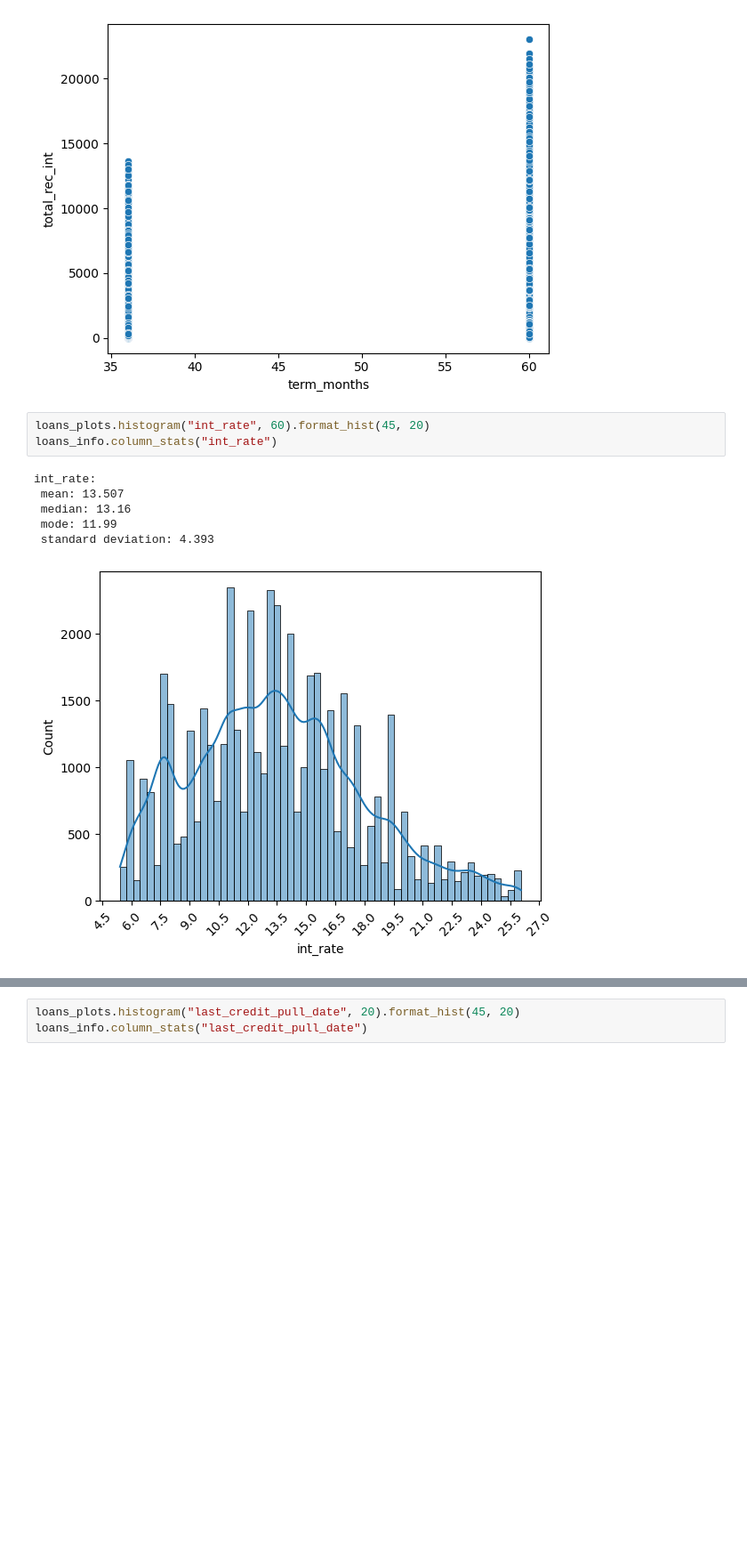
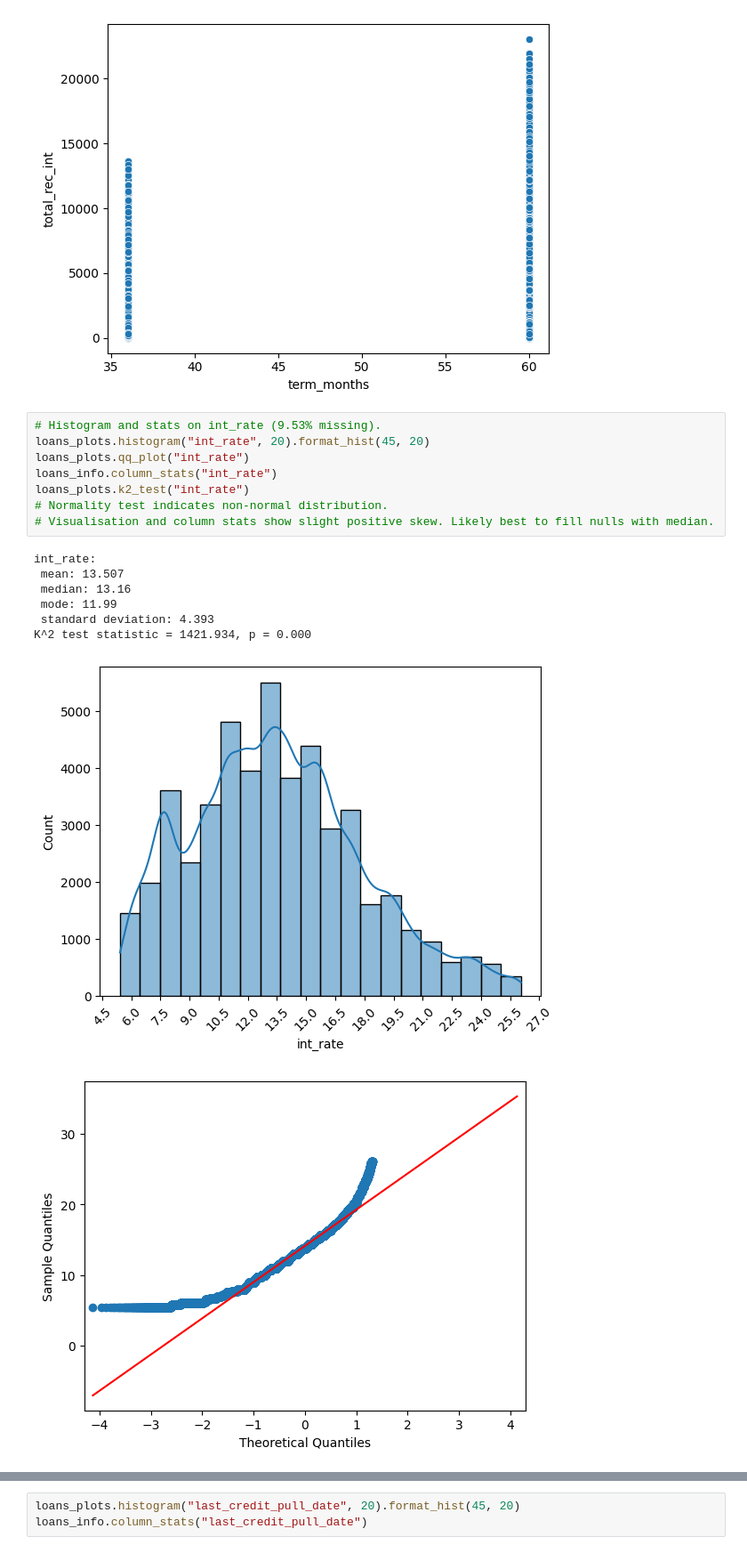
Before and after one commit to armazzer/customer_loans, a Jupyter notebook: missing_data_review.ipynb, the cells around one changed output, grey strips where cells are left out. Shown at 89% size. Saved outputs shown, nothing was run; the diff lists cells and outputs as text; blank space fills up the shorter version.

```diff
--- a/missing_data_review.ipynb
+++ b/missing_data_review.ipynb
@@ -205,13 +212,20 @@ print(max(lower_term_data["total_rec_int"]))
 # %% [output]
 13619.26
 [figure]
-# %%
-loans_plots.histogram("int_rate", 60).format_hist(45, 20)
-loans_info.column_stats("int_rate")
-# %% [output]
-int_rate:
- mean: 13.507
- median: 13.16
- mode: 11.99
- standard deviation: 4.393
-[figure, removed]
+# %%
+# Histogram and stats on int_rate (9.53% missing).
+loans_plots.histogram("int_rate", 20).format_hist(45, 20)
+loans_plots.qq_plot("int_rate")
+loans_info.column_stats("int_rate")
+loans_plots.k2_test("int_rate")
+# Normality test indicates non-normal distribution.
+# Visualisation and column stats show slight positive skew. Likely best to fill nulls with median.
+# %% [output]
+int_rate:
+ mean: 13.507
+ median: 13.16
+ mode: 11.99
+ standard deviation: 4.393
+K^2 test statistic = 1421.934, p = 0.000
+[figure, added]
+[figure, added]
```
Also changed, not shown: parts of 12 cells of this notebook.
